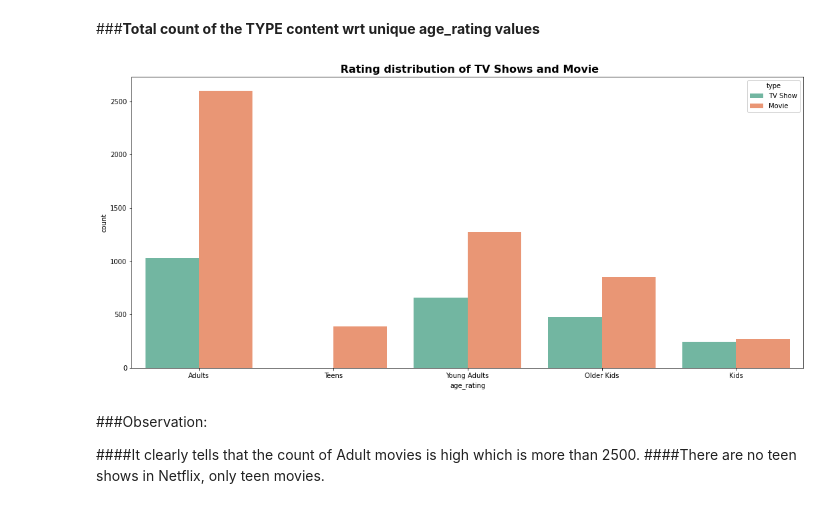
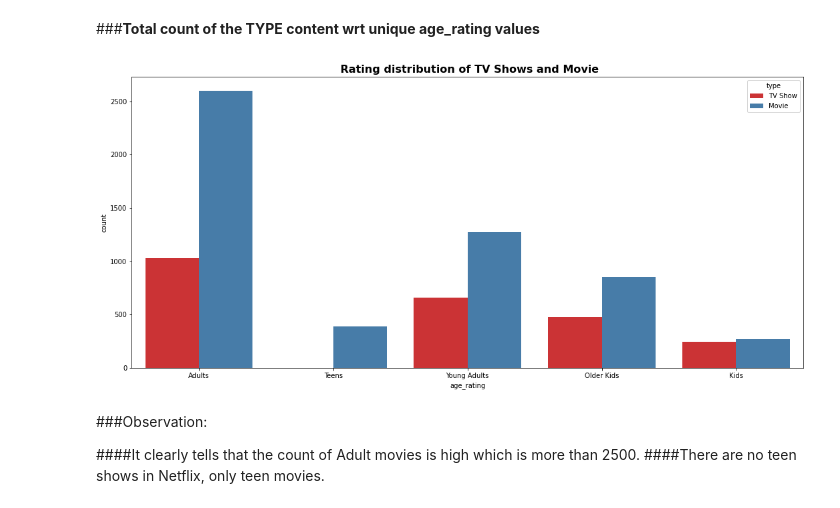
Before and after one commit to Sarath-Haridas/Capstone_Project_4_Netflix_Movies_and_TV_Shows_Clustering, a Jupyter notebook: Copy_of_NETFLIX_MOVIES_AND_TV_SHOWS_CLUSTERING.ipynb, the cells around one changed output. Drawn from its saved outputs; the diff is of its cells as text; code cells hidden in the pictures.

```diff
--- a/Copy_of_NETFLIX_MOVIES_AND_TV_SHOWS_CLUSTERING.ipynb
+++ b/Copy_of_NETFLIX_MOVIES_AND_TV_SHOWS_CLUSTERING.ipynb
@@ -135,7 +135,7 @@ drive.mount('/content/drive')
 # %% [output]
 Drive already mounted at /content/drive; to attempt to forcibly remount, call drive.mount("/content/drive", force_remount=True).
 # %%
-netflix = pd.read_csv("/content/drive/MyDrive/Capstone project Netflix movies and TV Shows clustering/NETFLIX MOVIES AND TV SHOWS CLUSTERING.csv")
+netflix = pd.read_csv("/content/drive/MyDrive/Capstone_Project_4_netflix_Movies_and_TV_Shows_Clustering/Copy of NETFLIX MOVIES AND TV SHOWS CLUSTERING.csv")
 # %% [markdown]
 #**Let's Explore and Understand about the data**
 # %%
@@ -465,11 +465,11 @@ array(['Adults', 'Teens', 'Young Adults', 'Older Kids', 'Kids'],
 # %%
 #creating a bar chart which tells the number of MOVIES and TV shows content wrt to unique age_rating values
 plt.figure(figsize=(18,8))
-sns.countplot(x='age_rating',hue='type', data=netflix, palette="Set2")
+sns.countplot(x='age_rating',hue='type', data=netflix, palette="Set1")
 plt.title(' Rating distribution of TV Shows and Movie',size='16',fontweight="bold")
 plt.show()
 # %% [output]
-[figure, old version]
+[figure, new version]
 # %% [markdown]
 ###Observation:
 
```
Also changed, not shown: parts of 4 cells of this notebook.
